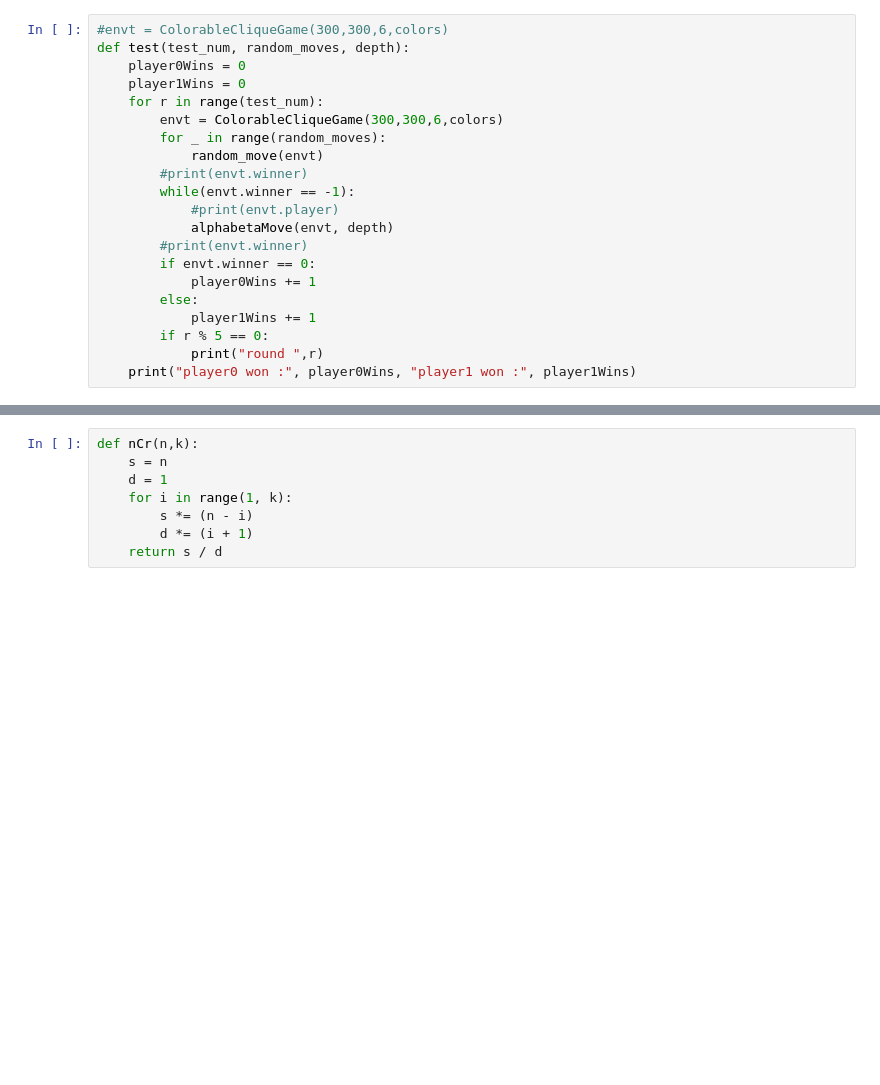
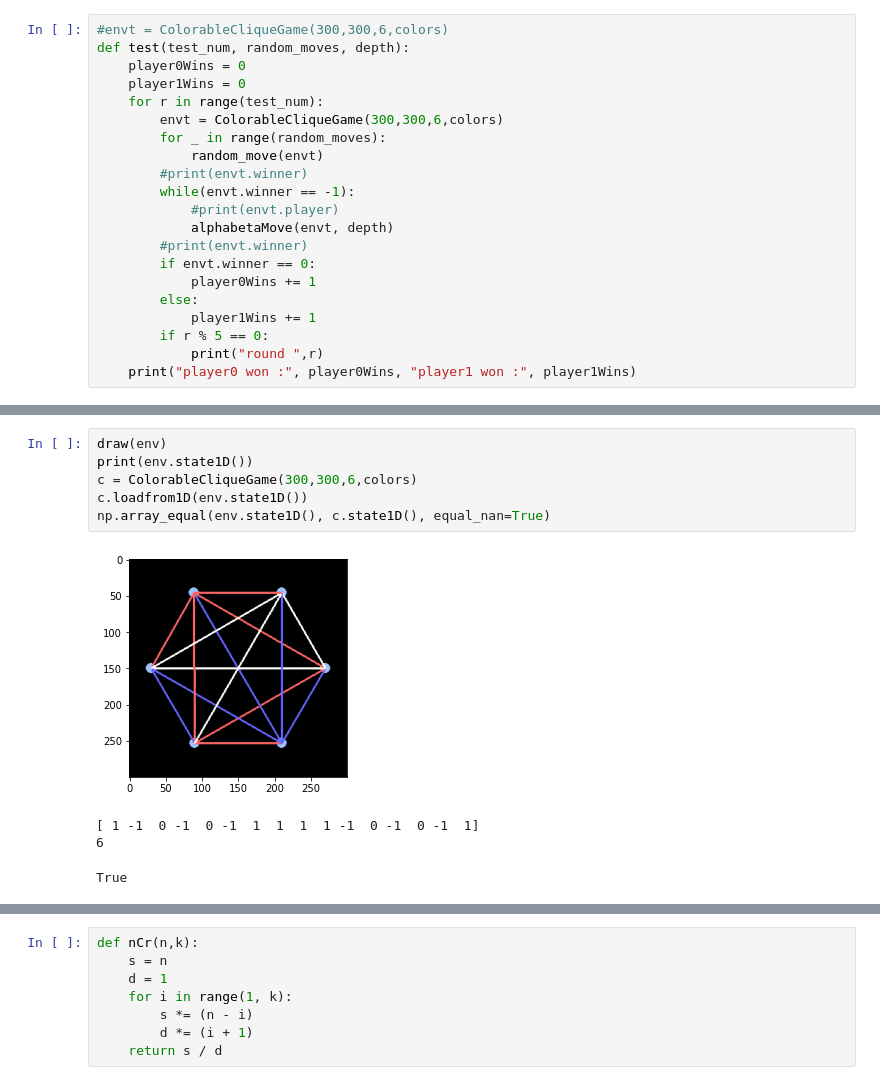
Before and after one commit to mike-tr/SimML, a Jupyter notebook: test.ipynb, the cells around one changed output, grey strips where cells are left out. Drawn from its saved outputs; the diff is of its cells as text; blank space fills up the shorter version.

```diff
--- a/test.ipynb
+++ b/test.ipynb
@@ -212 +250,12 @@ def GetAllPositions(game : ColorableCliqueGame, skip_moves, depth, save : list):
+# %%
+draw(env)
+print(env.state1D())
+c = ColorableCliqueGame(300,300,6,colors)
+c.loadfrom1D(env.state1D())
+np.array_equal(env.state1D(), c.state1D(), equal_nan=True)
+# %% [output]
+[figure, added]
+[ 1 -1  0 -1  0 -1  1  1  1  1 -1  0 -1  0 -1  1]
+6
+True
 # %%
```
Also changed, not shown: parts of 22 cells of this notebook, 3 other files.
